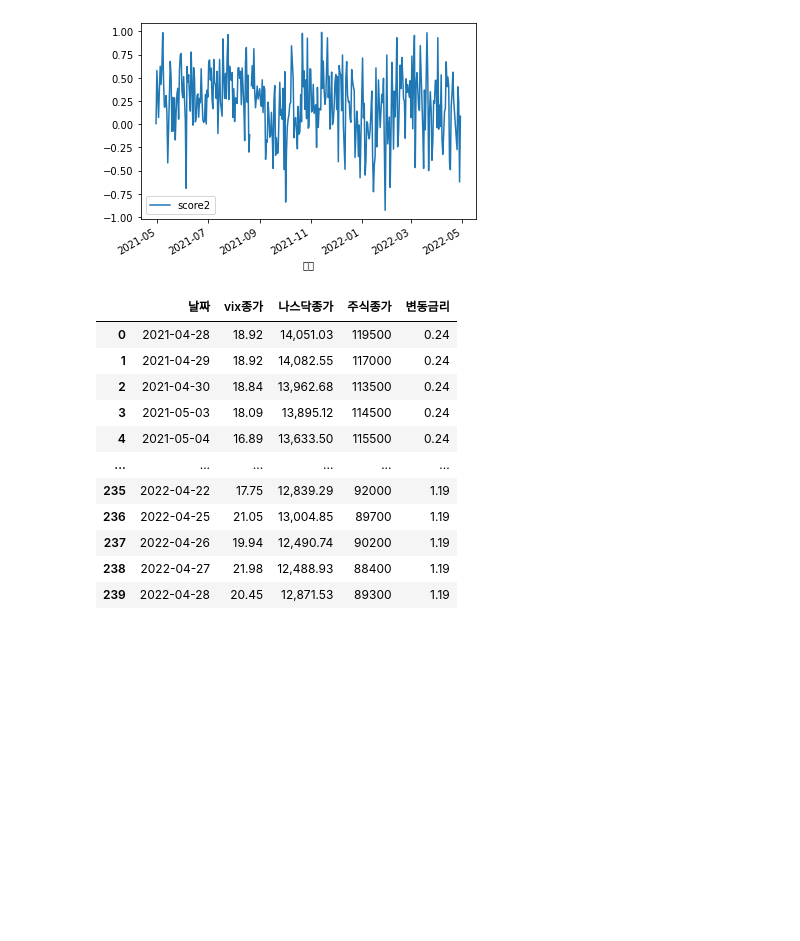
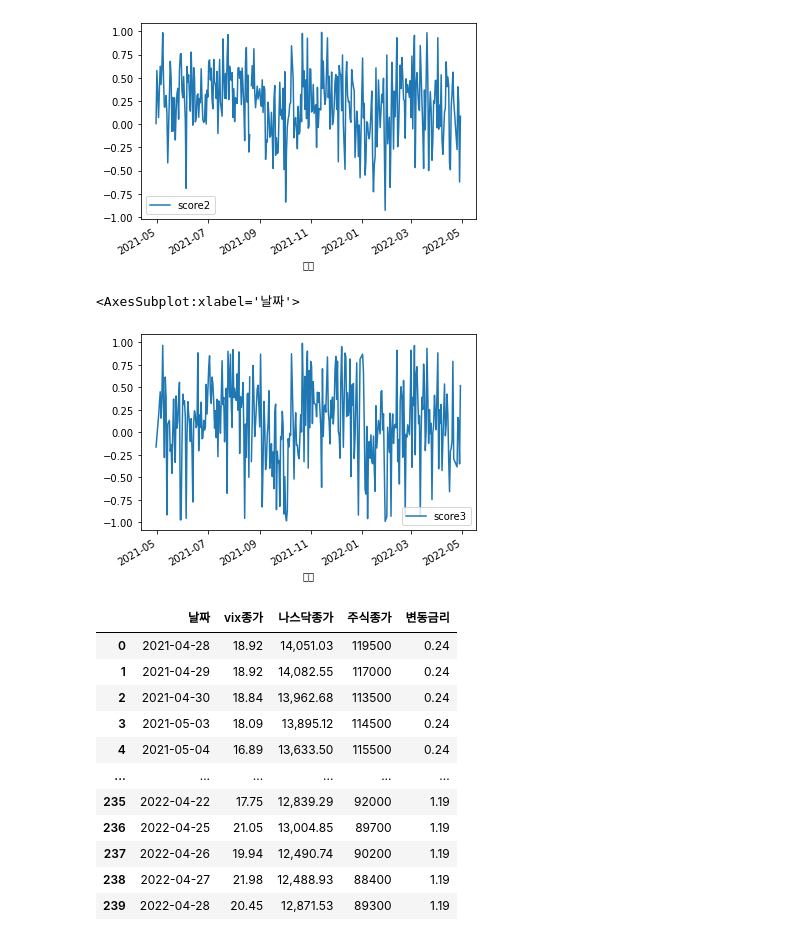
Before and after one commit to jjh0987/big_data_prac, a Jupyter notebook: big_data/lecture/week18/final07.ipynb, the cells around one changed output. Saved outputs shown, nothing was run; the diff lists cells and outputs as text; code cells hidden in the pictures; blank space fills up the shorter version.

```diff
--- a/big_data/lecture/week18/final07.ipynb
+++ b/big_data/lecture/week18/final07.ipynb
@@ -61,6 +94,11 @@ data2.loc[:,['날짜','score2']].groupby('날짜').mean('score1').plot()
 # %% [output]
 <AxesSubplot:xlabel='날짜'>
 [figure]
+# %%
+data3.loc[:,['날짜','score3']].groupby('날짜').mean('score1').plot()
+# %% [output]
+<AxesSubplot:xlabel='날짜'>
+[figure, added]
 # %%
 numeric = pd.read_csv('/Users/junho/Desktop/data/final_csv/VIX-나스닥-주가-금리.csv')[76:].drop('Unnamed: 0',axis=1)
 #numeric.drop('날짜',axis=1,inplace=True)
```
Also changed, not shown: parts of 21 cells of this notebook, 1 other file.
